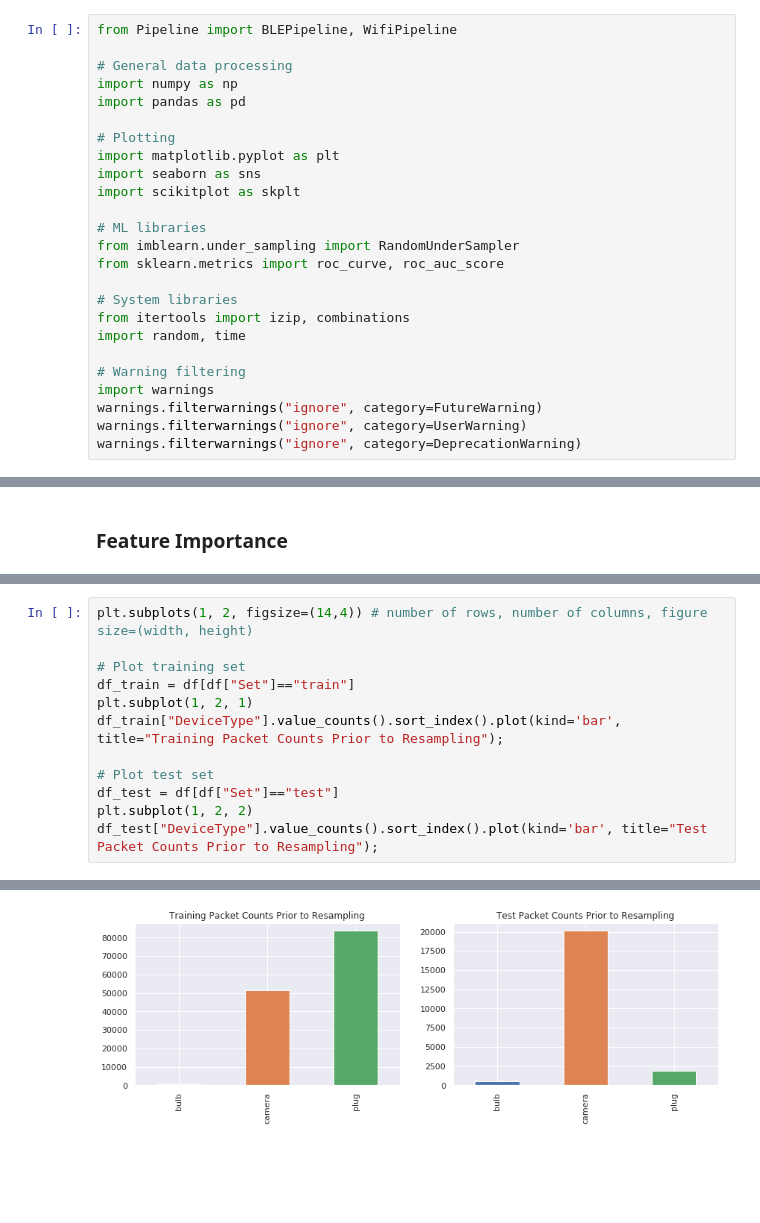
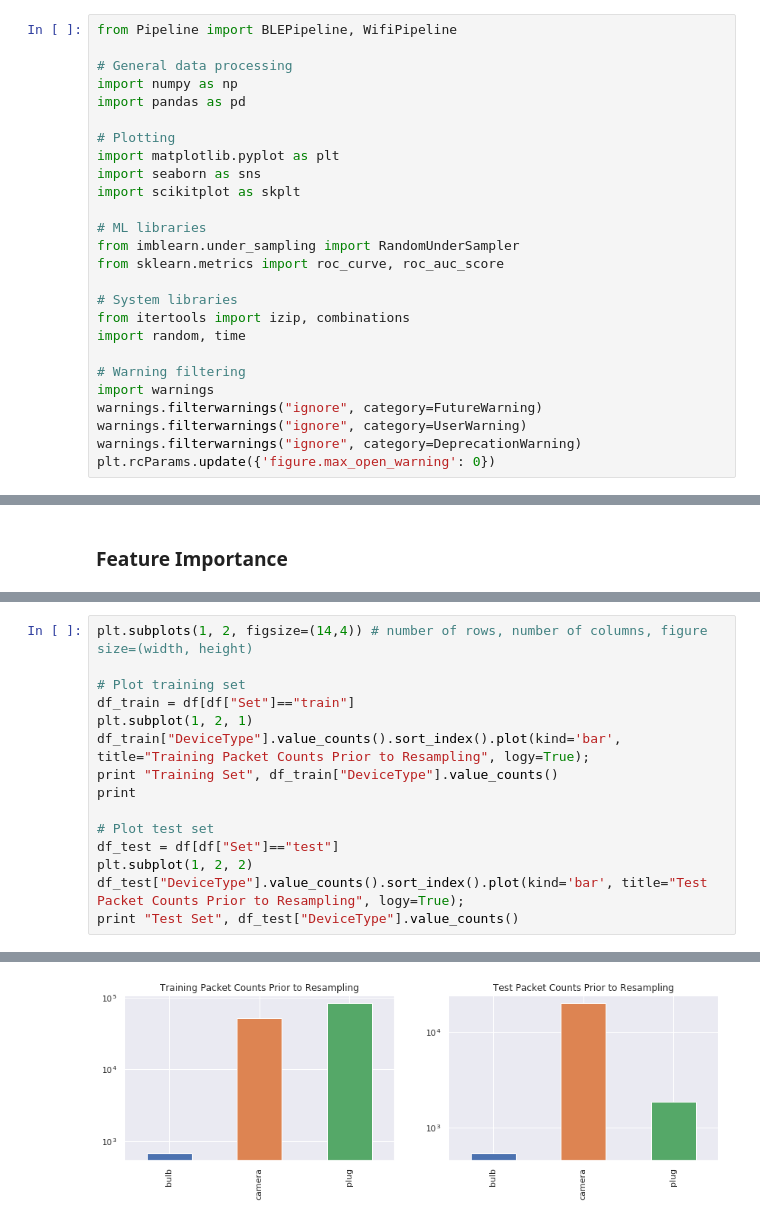
Before and after one commit to 7high/thesis, a Jupyter notebook: wifi_classification.ipynb, the cells around one changed output, grey strips where cells are left out. Saved outputs shown, nothing was run; the diff lists cells and outputs as text; blank space fills up the shorter version.

```diff
--- a/wifi_classification.ipynb
+++ b/wifi_classification.ipynb
@@ -23,6 +23,7 @@ import warnings
 warnings.filterwarnings("ignore", category=FutureWarning)
 warnings.filterwarnings("ignore", category=UserWarning)
 warnings.filterwarnings("ignore", category=DeprecationWarning)
+plt.rcParams.update({'figure.max_open_warning': 0})
 # %% [markdown]
 # Create dataset
 # %%
@@ -214,10 +244,13 @@ plt.subplots(1, 2, figsize=(14,4)) # number of rows, number of columns, figure s
 # Plot training set
 df_train = df[df["Set"]=="train"]
 plt.subplot(1, 2, 1)
-df_train["DeviceType"].value_counts().sort_index().plot(kind='bar', title="Training Packet Counts Prior to Resampling");
+df_train["DeviceType"].value_counts().sort_index().plot(kind='bar', title="Training Packet Counts Prior to Resampling", logy=True);
+print "Training Set", df_train["DeviceType"].value_counts()
+print
 
 # Plot test set
 df_test = df[df["Set"]=="test"]
 plt.subplot(1, 2, 2)
-df_test["DeviceType"].value_counts().sort_index().plot(kind='bar', title="Test Packet Counts Prior to Resampling");
+df_test["DeviceType"].value_counts().sort_index().plot(kind='bar', title="Test Packet Counts Prior to Resampling", logy=True);
+print "Test Set", df_test["DeviceType"].value_counts()
 # %% [output]
@@ -224,2 +266,2 @@ df_test["DeviceType"].value_counts().sort_index().plot(kind='bar', title="Test P
-[figure, old version]
+[figure, new version]
 # %%
```
Also changed, not shown: parts of 12 cells of this notebook.
